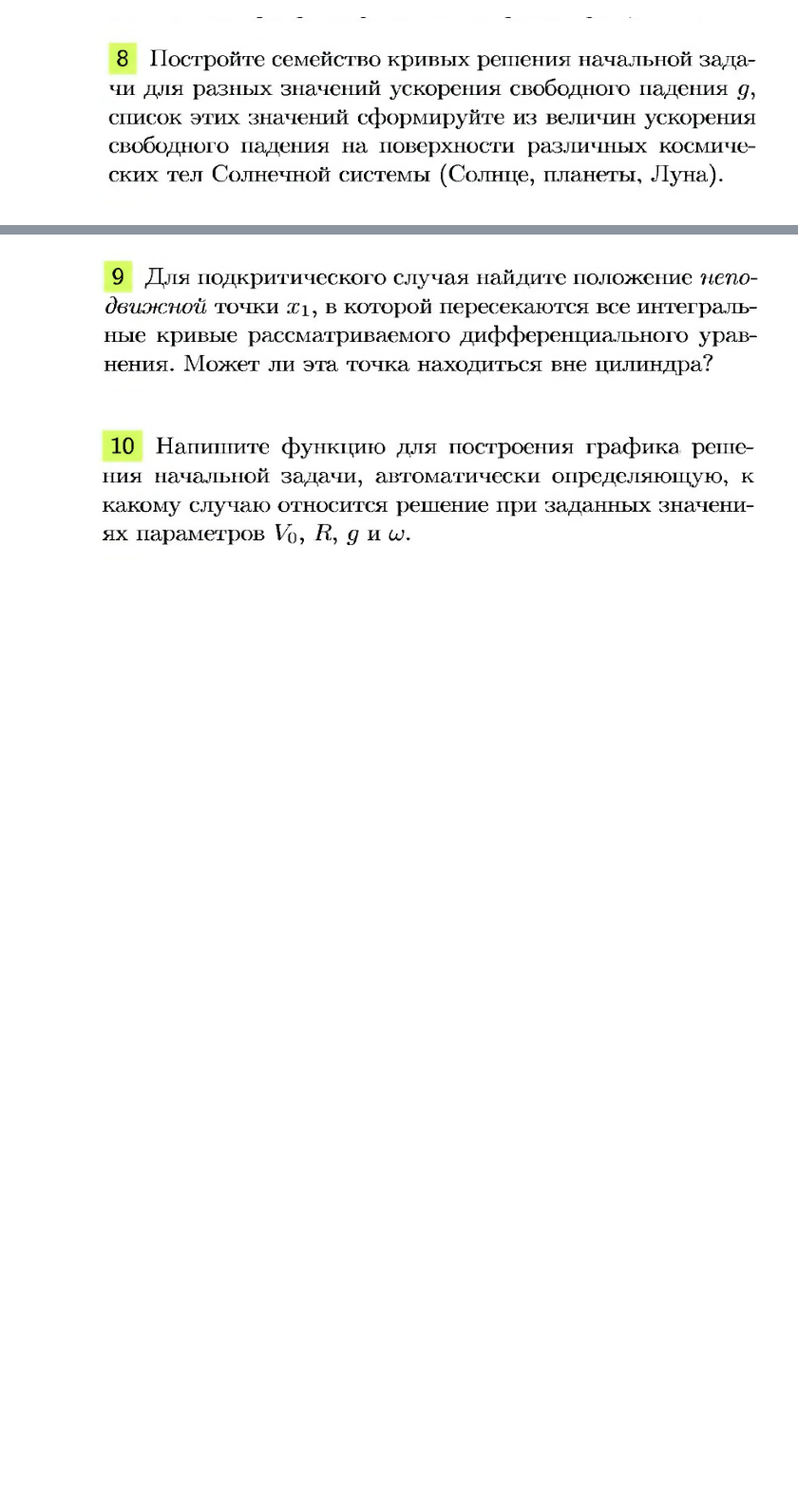
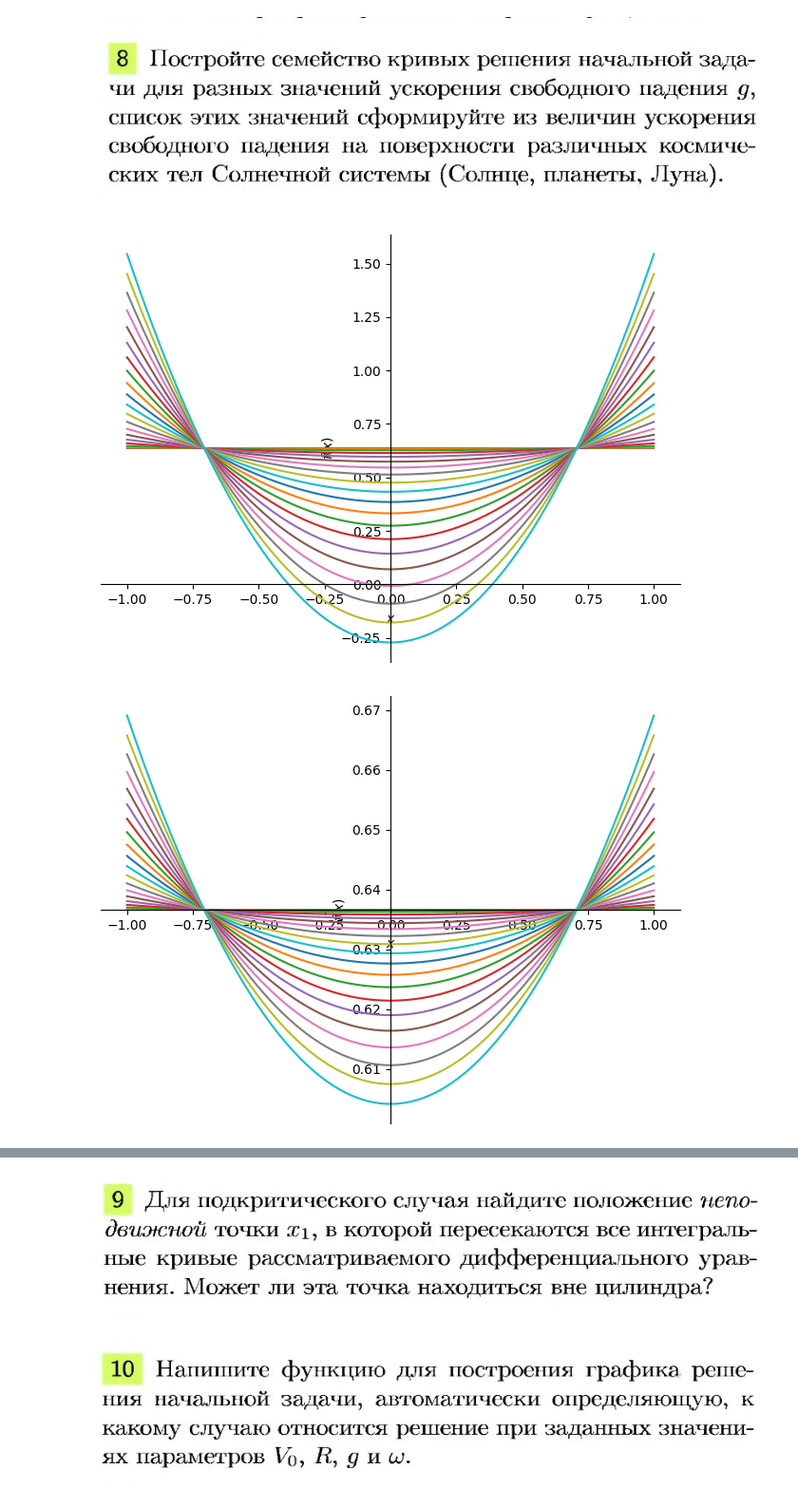
Before and after one commit to Daniil-Khlyvniuk/python_math, a Jupyter notebook: 1_Have_fun_with_differential_equations.ipynb, the cells around one changed output, grey strips where cells are left out. Shown at 95% size. Cells and saved outputs as stored; diff of their text form; code cells hidden in the pictures; blank space fills up the shorter version.

```diff
--- a/1_Have_fun_with_differential_equations.ipynb
+++ b/1_Have_fun_with_differential_equations.ipynb
@@ -399,2 +424,45 @@ $\displaystyle y{\left(x \right)} = \frac{x^{2} \log{\left(x \right)}}{2} - \fra
 # %% [markdown]
 ![Screenshot 2024-09-22 at 00.40.13.png](embedded-picture-1)
+# %%
+gi = {
+    'sun': 274.1,
+    'mercury': 3.7,
+    'venus': 8.9,
+    'earth': 9.8,
+    'mars': 3.7,
+    'jupiter': 25.9,
+    'saturn': 11.2,
+    'uranus': 9,
+    'neptune': 11.3,
+}
+
+
+p = plot(show=False)
+
+for om in arange(0, (2 * pi), (pi / 10)):
+  ds = dsol_VO.subs({ V0: 2, R: 1, omega: om, g: gi['earth'] })
+  p_tmp = plot(ds, (x, -1, 1), show=False)
+  p.extend(p_tmp)
+
+p.show()
+
+p = plot(show=False)
+
+for om in arange(0, (2 * pi), (pi / 10)):
+  ds = dsol_VO.subs({ V0: 2, R: 1, omega: om, g: gi['sun'] })
+  p_tmp = plot(ds, (x, -1, 1), show=False)
+  p.extend(p_tmp)
+
+p.show()
+
+p = plot(show=False)
+
+for om in arange(0, (2 * pi), (pi / 10)):
+  ds = dsol_VO.subs({ V0: 2, R: 1, omega: om, g: gi['mars'] })
+  p_tmp = plot(ds, (x, -1, 1), show=False)
+  p.extend(p_tmp)
+
+p.show()
+# %% [output]
+[figure, added]
+[figure, added]
```
Also changed, not shown: parts of 7 cells of this notebook.
